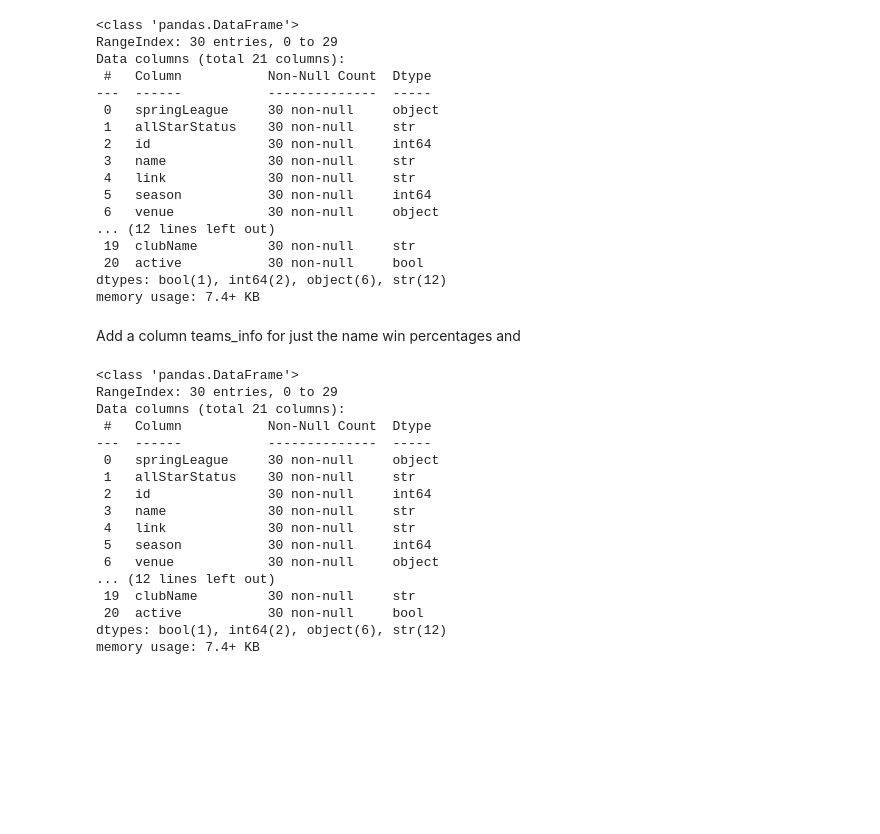
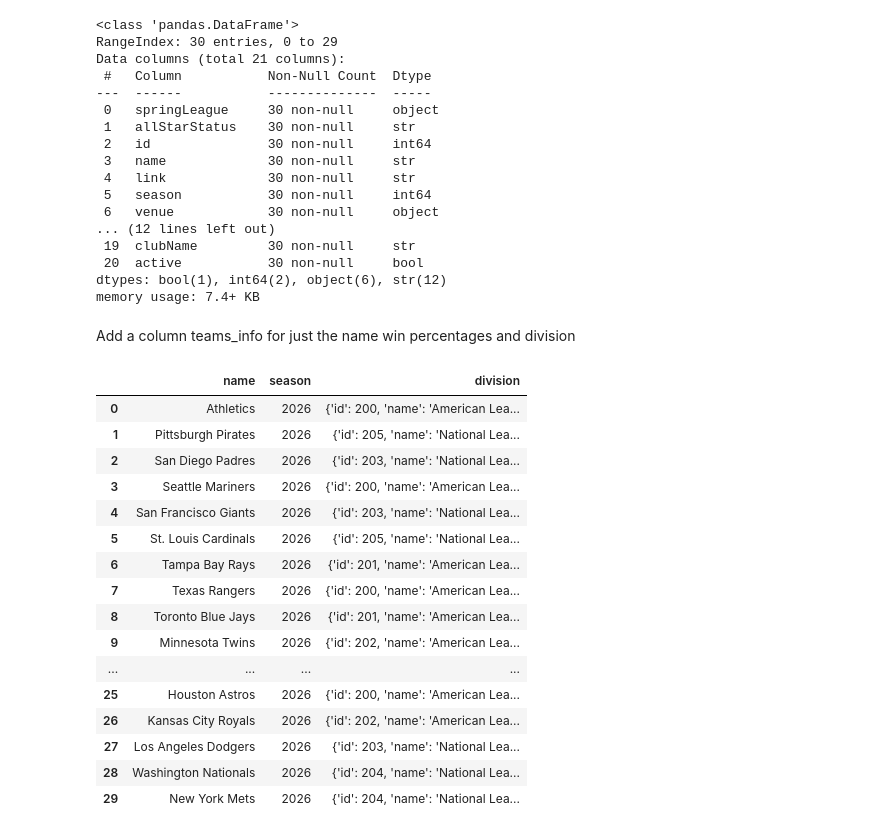
Before and after one commit to speedysebi/baseball_api_practice, a Jupyter notebook: notebooks/mlb_analysis.ipynb, the cells around one changed output. Saved outputs shown, nothing was run; the diff lists cells and outputs as text; code cells hidden in the pictures; blank space fills up the shorter version.

```diff
--- a/notebooks/mlb_analysis.ipynb
+++ b/notebooks/mlb_analysis.ipynb
@@ -392,24 +393,25 @@ Data columns (total 21 columns):
 dtypes: bool(1), int64(2), object(6), str(12)
 memory usage: 7.4+ KB
 # %% [markdown]
-Add a column teams_info for just the name win percentages and
+Add a column teams_info for just the name win percentages and division
 # %%
-api_teams_df.info()
+teams_info = api_teams_df[["name", "season", "division"]]
+teams_info
 # %% [output]
-<class 'pandas.DataFrame'>
-RangeIndex: 30 entries, 0 to 29
-Data columns (total 21 columns):
- #   Column           Non-Null Count  Dtype
----  ------           --------------  -----
- 0   springLeague     30 non-null     object
- 1   allStarStatus    30 non-null     str
- 2   id               30 non-null     int64
- 3   name             30 non-null     str
- 4   link             30 non-null     str
- 5   season           30 non-null     int64
- 6   venue            30 non-null     object
-... (12 lines left out)
- 19  clubName         30 non-null     str
- 20  active           30 non-null     bool
-dtypes: bool(1), int64(2), object(6), str(12)
-memory usage: 7.4+ KB
+|  | name | season | division |
+| 0 | Athletics | 2026 | {'id': 200, 'name': 'American Lea... |
+| 1 | Pittsburgh Pirates | 2026 | {'id': 205, 'name': 'National Lea... |
+| 2 | San Diego Padres | 2026 | {'id': 203, 'name': 'National Lea... |
+| 3 | Seattle Mariners | 2026 | {'id': 200, 'name': 'American Lea... |
+| 4 | San Francisco Giants | 2026 | {'id': 203, 'name': 'National Lea... |
+| 5 | St. Louis Cardinals | 2026 | {'id': 205, 'name': 'National Lea... |
+| 6 | Tampa Bay Rays | 2026 | {'id': 201, 'name': 'American Lea... |
+| 7 | Texas Rangers | 2026 | {'id': 200, 'name': 'American Lea... |
+| 8 | Toronto Blue Jays | 2026 | {'id': 201, 'name': 'American Lea... |
+| 9 | Minnesota Twins | 2026 | {'id': 202, 'name': 'American Lea... |
+| ... | ... | ... | ... |
+| 25 | Houston Astros | 2026 | {'id': 200, 'name': 'American Lea... |
+| 26 | Kansas City Royals | 2026 | {'id': 202, 'name': 'American Lea... |
+| 27 | Los Angeles Dodgers | 2026 | {'id': 203, 'name': 'National Lea... |
+| 28 | Washington Nationals | 2026 | {'id': 204, 'name': 'National Lea... |
+| 29 | New York Mets | 2026 | {'id': 204, 'name': 'National Lea... |
```
Also changed, not shown: parts of 13 cells of this notebook, 3 other files.
